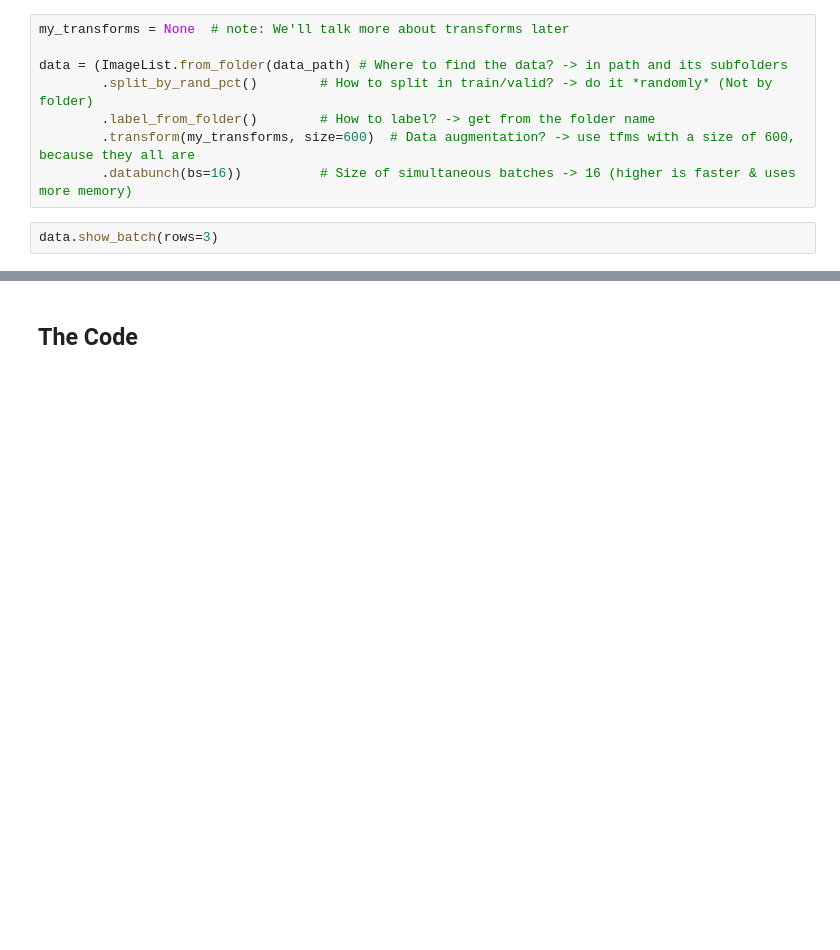
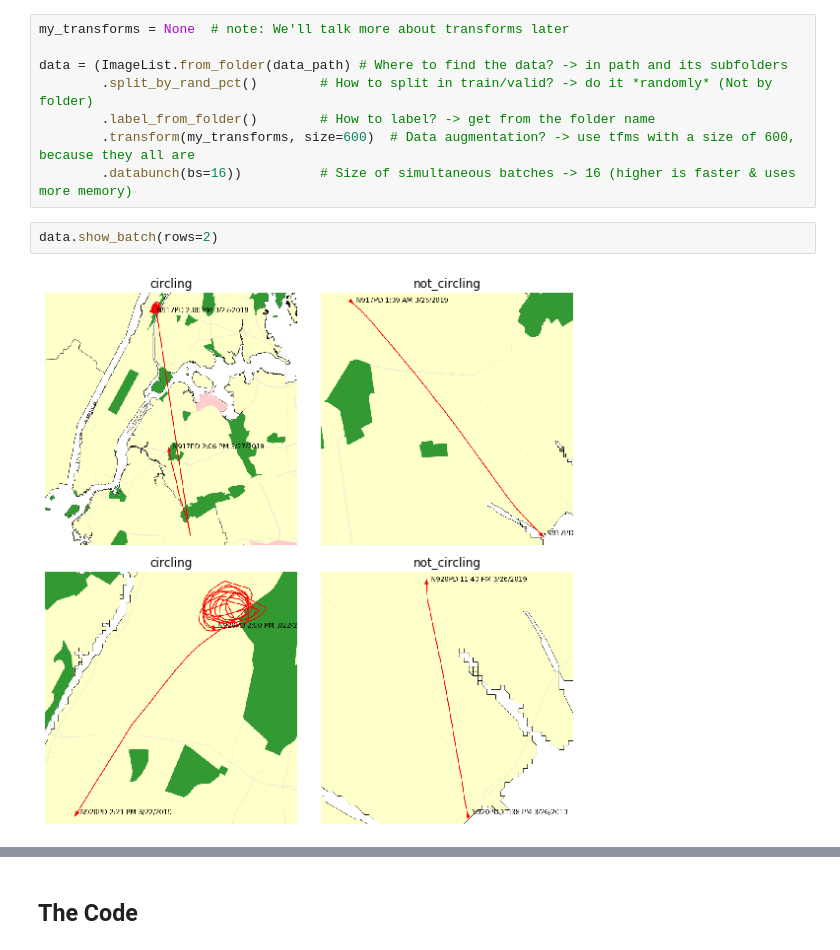
Before and after one commit to 4bic/learn_code, a Jupyter notebook: ml_for_journalists/notebooks/dd_sorting_images_with_fastai.ipynb, the cells around one changed output, grey strips where cells are left out. Saved outputs shown, nothing was run; the diff lists cells and outputs as text; blank space fills up the shorter version.

```diff
--- a/ml_for_journalists/notebooks/dd_sorting_images_with_fastai.ipynb
+++ b/ml_for_journalists/notebooks/dd_sorting_images_with_fastai.ipynb
@@ -129,6 +129,8 @@ data = (ImageList.from_folder(data_path) # Where to find the data? -> in path an
         .transform(my_transforms, size=600)  # Data augmentation? -> use tfms with a size of 600, because they all are
         .databunch(bs=16))          # Size of simultaneous batches -> 16 (higher is faster & uses more memory)
 # %%
-data.show_batch(rows=3)
+data.show_batch(rows=2)
+# %% [output]
+[figure, added]
 # %%
 print(data.classes)
```
Also changed, not shown: parts of 1 cell of this notebook.
